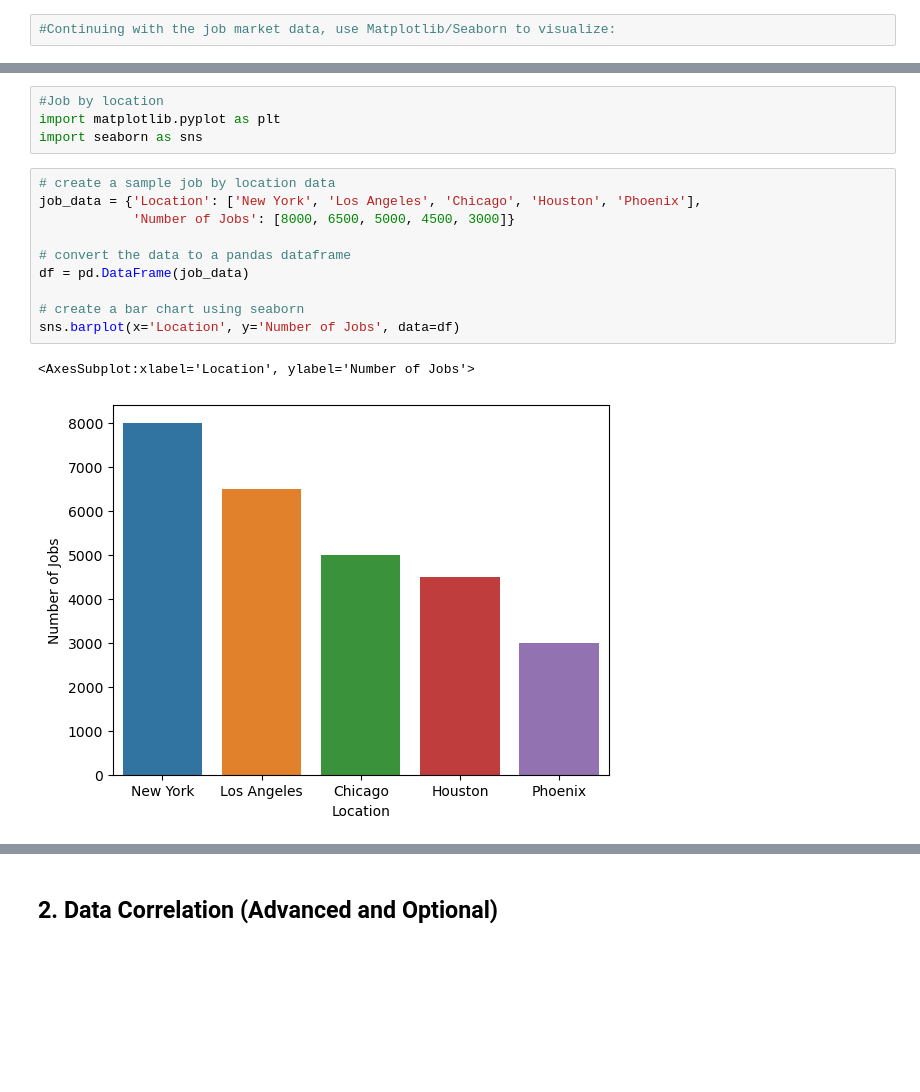
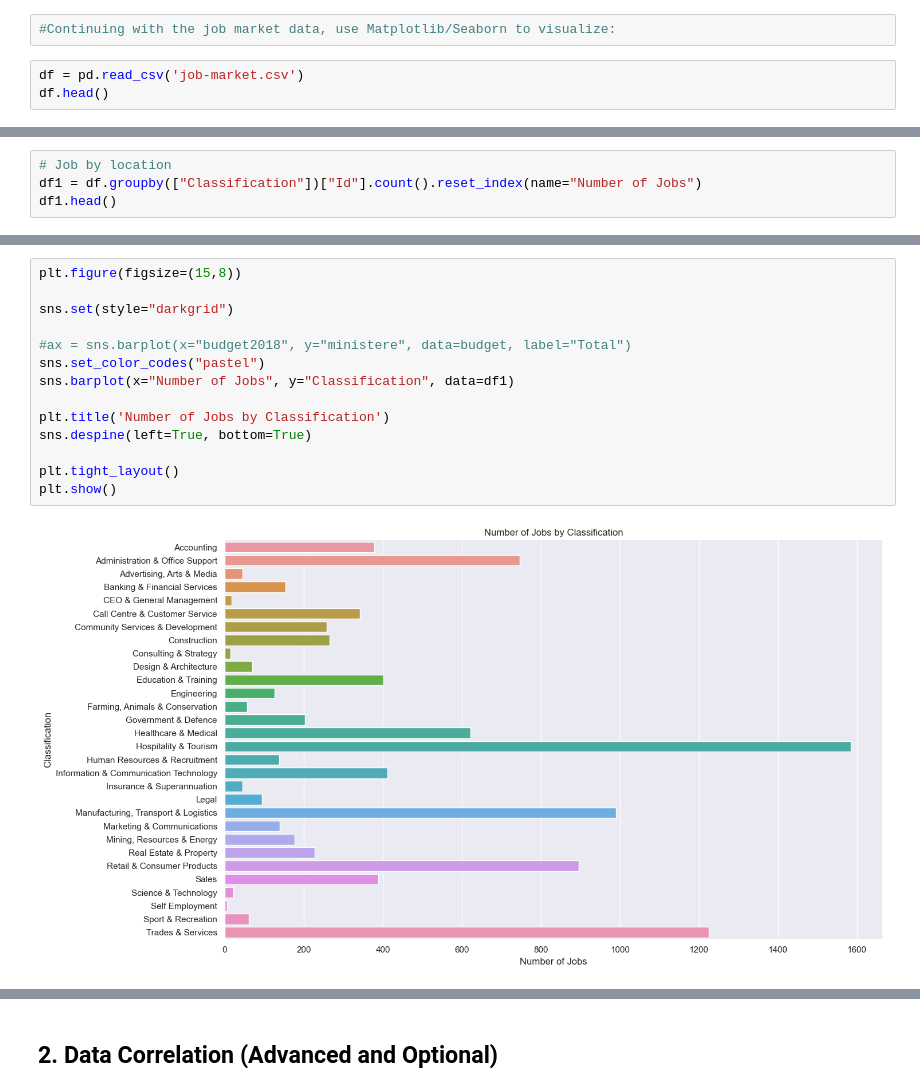
Before and after one commit to tangquochung/Data_Mining_Lab, a Jupyter notebook: Lab3/QuocHung_Lab3.ipynb, the cells around one changed output, grey strips where cells are left out. Cells and saved outputs as stored; diff of their text form; blank space fills up the shorter version.

```diff
--- a/Lab3/QuocHung_Lab3.ipynb
+++ b/Lab3/QuocHung_Lab3.ipynb
@@ -4,3 +9,6 @@
 ## 1. Job Market
 # %%
 #Continuing with the job market data, use Matplotlib/Seaborn to visualize:
+# %%
+df = pd.read_csv('job-market.csv')
+df.head()
@@ -6,0 +22,4 @@
+# %%
+# Job by location
+df1 = df.groupby(["Classification"])["Id"].count().reset_index(name="Number of Jobs")
+df1.head()
@@ -7,17 +33,16 @@
 # %%
-#Job by location
-import matplotlib.pyplot as plt
-import seaborn as sns
+plt.figure(figsize=(15,8))
+
+sns.set(style="darkgrid")
+
+#ax = sns.barplot(x="budget2018", y="ministere", data=budget, label="Total")
+sns.set_color_codes("pastel")
+sns.barplot(x="Number of Jobs", y="Classification", data=df1)
+
+plt.title('Number of Jobs by Classification')
+sns.despine(left=True, bottom=True)
+
+plt.tight_layout()
+plt.show()
+# %% [output]
+[figure, added]
-# %%
-# create a sample job by location data
-job_data = {'Location': ['New York', 'Los Angeles', 'Chicago', 'Houston', 'Phoenix'],
-            'Number of Jobs': [8000, 6500, 5000, 4500, 3000]}
-
-# convert the data to a pandas dataframe
-df = pd.DataFrame(job_data)
-
-# create a bar chart using seaborn
-sns.barplot(x='Location', y='Number of Jobs', data=df)
-# %% [output]
-<AxesSubplot:xlabel='Location', ylabel='Number of Jobs'>
-[figure, removed]
```
Also changed, not shown: parts of 5 cells of this notebook, 2 other files.
